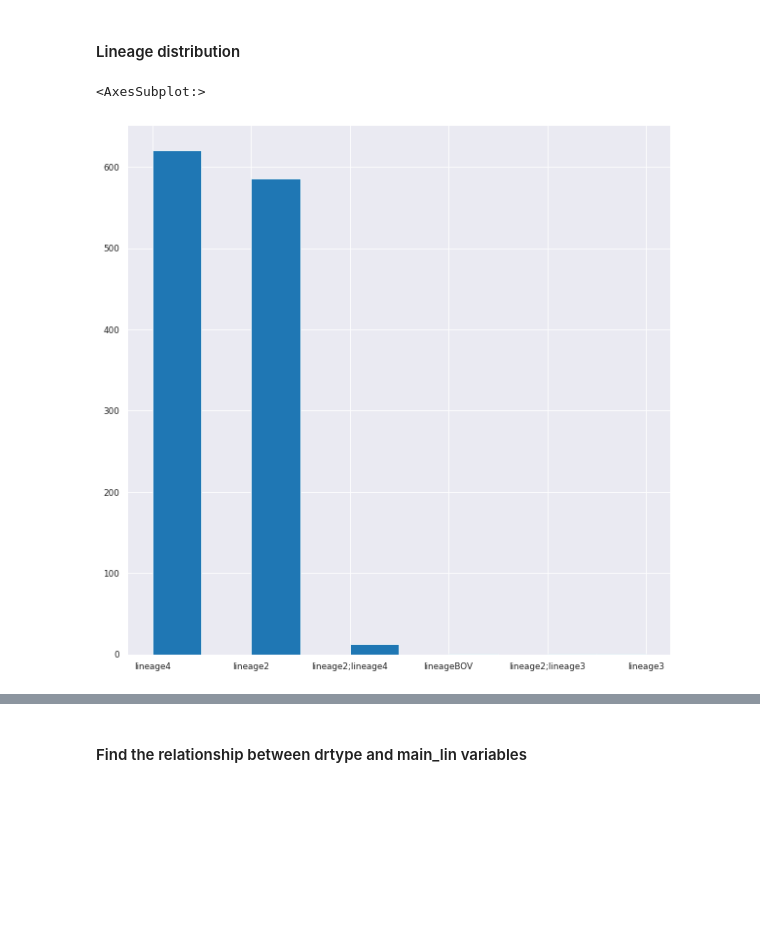
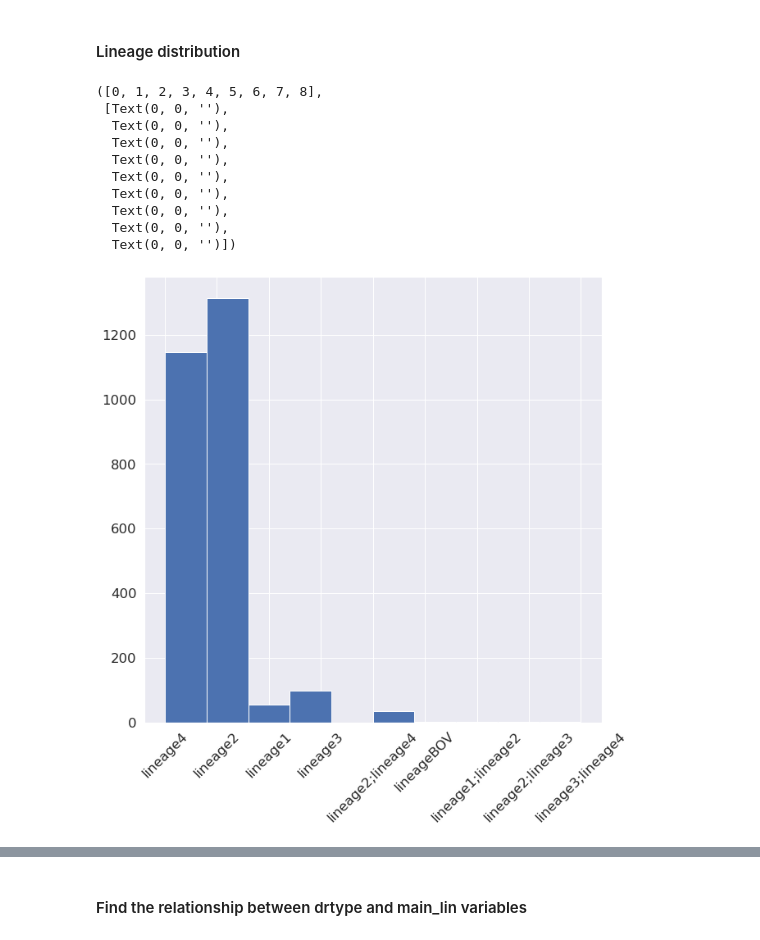
Before and after one commit to abhi18av/LJMU_Masters_Dissertation, a Jupyter notebook: src/notebooks/FINAL/003_eda_mono_resistance.ipynb, the cells around one changed output, grey strips where cells are left out. Saved outputs shown, nothing was run; the diff lists cells and outputs as text; code cells hidden in the pictures; blank space fills up the shorter version.

```diff
--- a/src/notebooks/FINAL/003_eda_mono_resistance.ipynb
+++ b/src/notebooks/FINAL/003_eda_mono_resistance.ipynb
@@ -13,6 +13,7 @@ import warnings
 warnings.filterwarnings('ignore')
 sns.set_style('darkgrid')
 sns.set_context('paper')
+sns.set(font_scale=1.5)
 
 
 
@@ -140,7 +156,18 @@ binarized_resistance_status_test_df['Resistance_Status'].hist(figsize=(10,10))
 # %% [markdown]
 #### Lineage distribution
 # %%
-binarized_resistance_status_train_df['main_lin'].hist(figsize=(10,10))
+binarized_resistance_status_df['main_lin'].hist(figsize=(10,10))
+
+pyplot.xticks(rotation=45)
 # %% [output]
-<AxesSubplot:>
+([0, 1, 2, 3, 4, 5, 6, 7, 8],
+ [Text(0, 0, ''),
+  Text(0, 0, ''),
+  Text(0, 0, ''),
+  Text(0, 0, ''),
+  Text(0, 0, ''),
+  Text(0, 0, ''),
+  Text(0, 0, ''),
+  Text(0, 0, ''),
+  Text(0, 0, '')])
-[figure, old version]
+[figure, new version]
```
Also changed, not shown: parts of 22 cells of this notebook, 6 other files.
